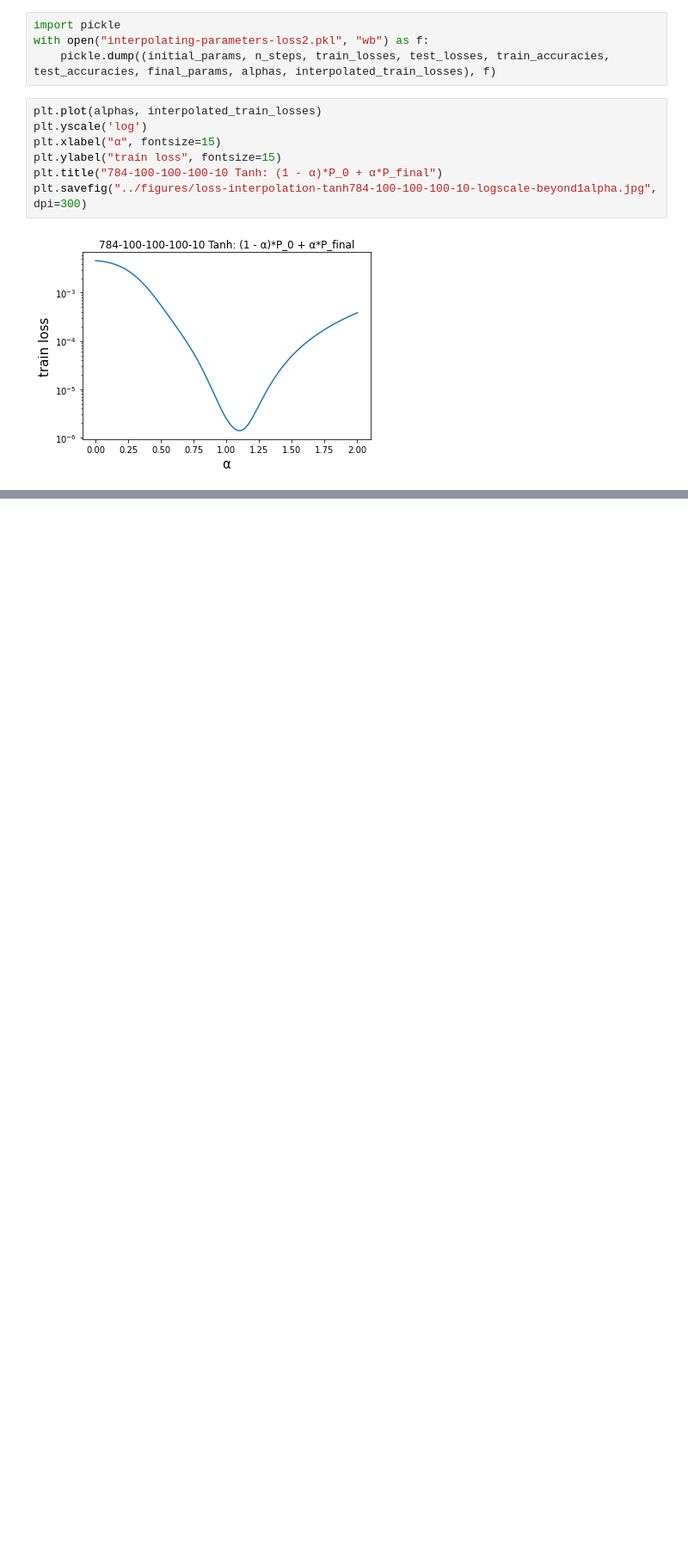
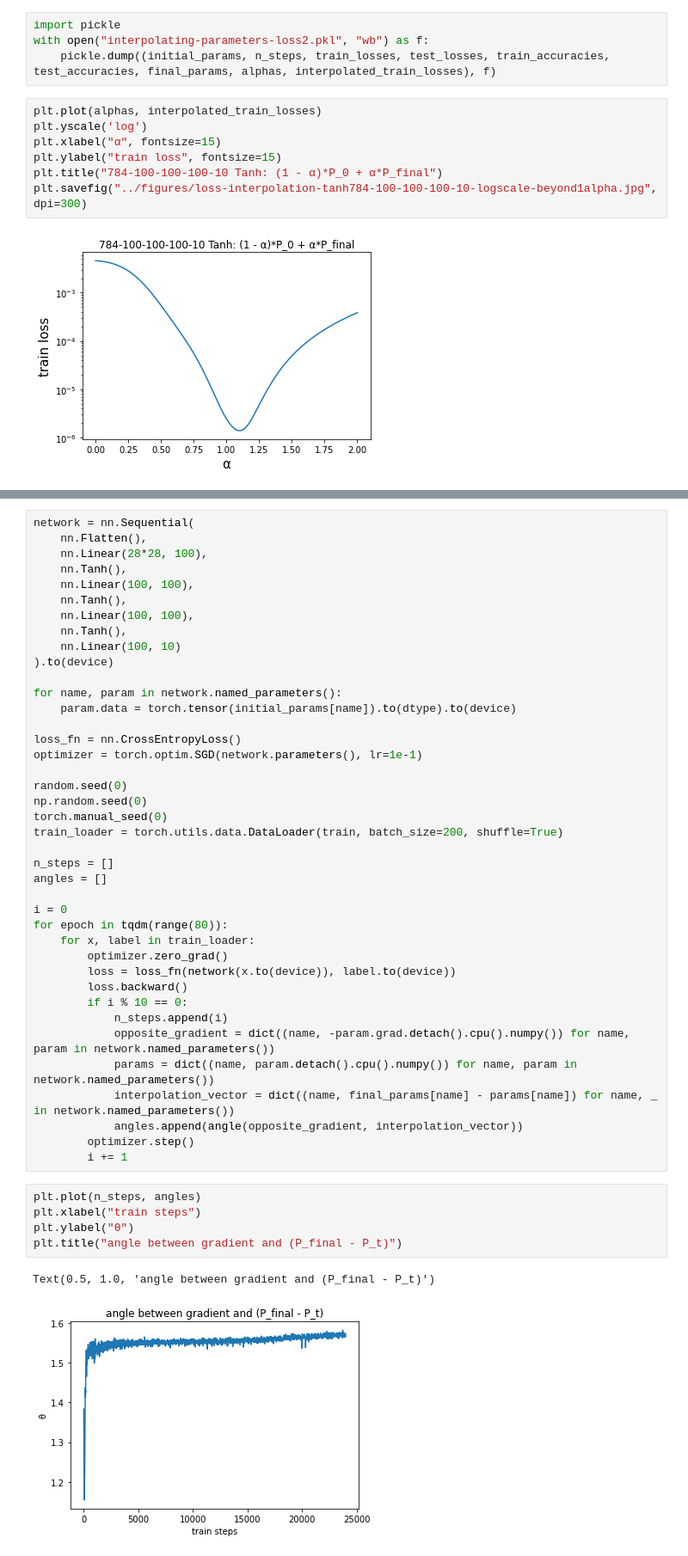
Before and after one commit to ejmichaud/noisy-learning, a Jupyter notebook: notebooks/interpolating-parameters-loss.ipynb, the cells around one changed output, grey strips where cells are left out. Shown: that part at 86% size. Drawn from its saved outputs; the diff is of its cells as text; blank space fills up the shorter version.

```diff
--- a/notebooks/interpolating-parameters-loss.ipynb
+++ b/notebooks/interpolating-parameters-loss.ipynb
@@ -200,0 +292,48 @@ plt.savefig("../figures/loss-interpolation-tanh784-100-100-100-10-logscale-beyon
+# %%
+network = nn.Sequential(
+    nn.Flatten(),
+    nn.Linear(28*28, 100),
+    nn.Tanh(),
+    nn.Linear(100, 100),
+    nn.Tanh(),
+    nn.Linear(100, 100),
+    nn.Tanh(),
+    nn.Linear(100, 10)
+).to(device)
+
+for name, param in network.named_parameters():
+    param.data = torch.tensor(initial_params[name]).to(dtype).to(device)
+
+loss_fn = nn.CrossEntropyLoss()
+optimizer = torch.optim.SGD(network.parameters(), lr=1e-1)
+
+random.seed(0)
+np.random.seed(0)
+torch.manual_seed(0)
+train_loader = torch.utils.data.DataLoader(train, batch_size=200, shuffle=True)
+
+n_steps = []
+angles = []
+
+i = 0
+for epoch in tqdm(range(80)):
+    for x, label in train_loader:
+        optimizer.zero_grad()
+        loss = loss_fn(network(x.to(device)), label.to(device))
+        loss.backward()
+        if i % 10 == 0:
+            n_steps.append(i)
+            opposite_gradient = dict((name, -param.grad.detach().cpu().numpy()) for name, param in network.named_parameters())
+            params = dict((name, param.detach().cpu().numpy()) for name, param in network.named_parameters())
+            interpolation_vector = dict((name, final_params[name] - params[name]) for name, _ in network.named_parameters())
+            angles.append(angle(opposite_gradient, interpolation_vector))
+        optimizer.step()
+        i += 1
+# %%
+plt.plot(n_steps, angles)
+plt.xlabel("train steps")
+plt.ylabel("θ")
+plt.title("angle between gradient and (P_final - P_t)")
+# %% [output]
+Text(0.5, 1.0, 'angle between gradient and (P_final - P_t)')
+[figure, added]
```
Also changed, not shown: parts of 18 cells of this notebook.
